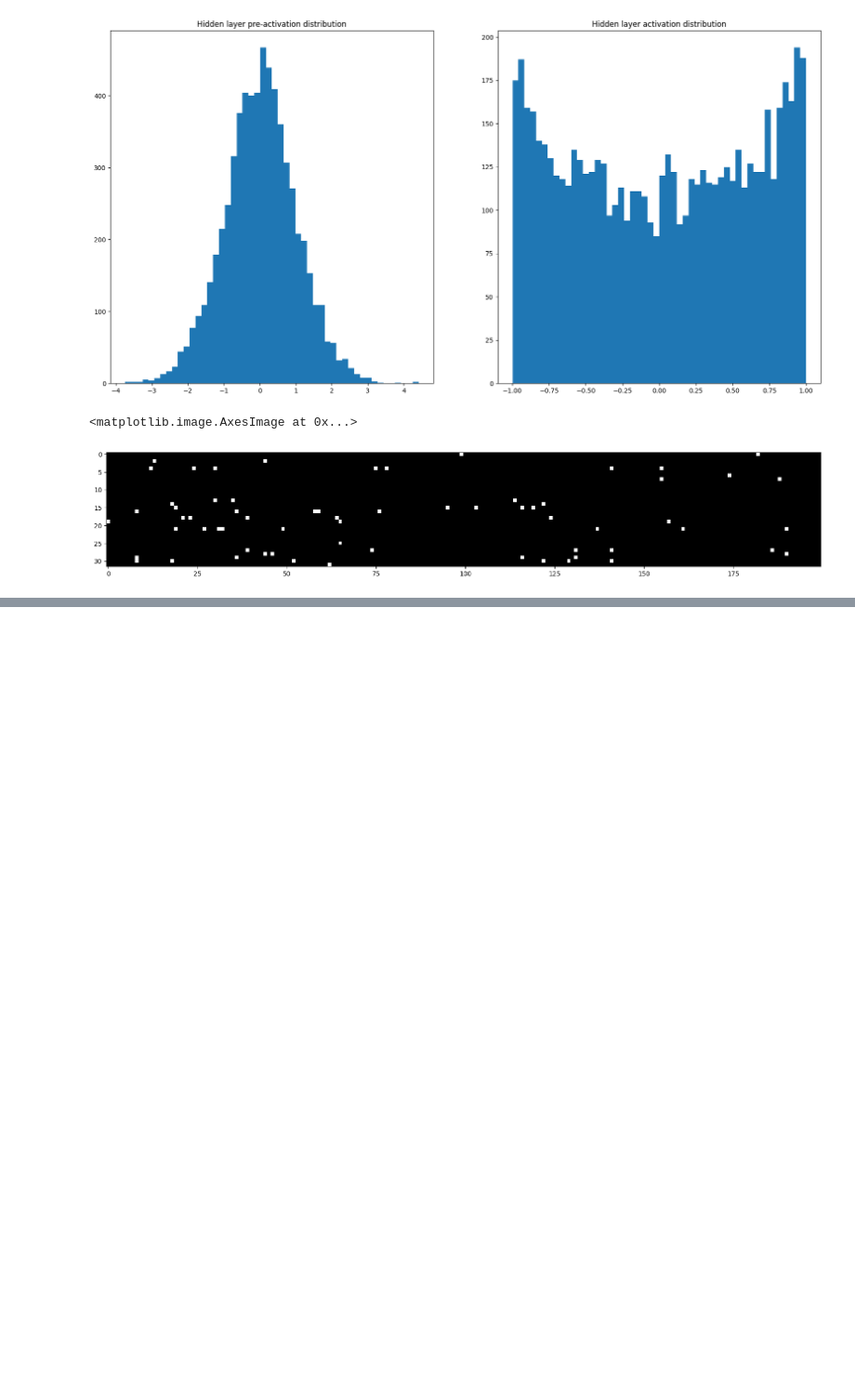
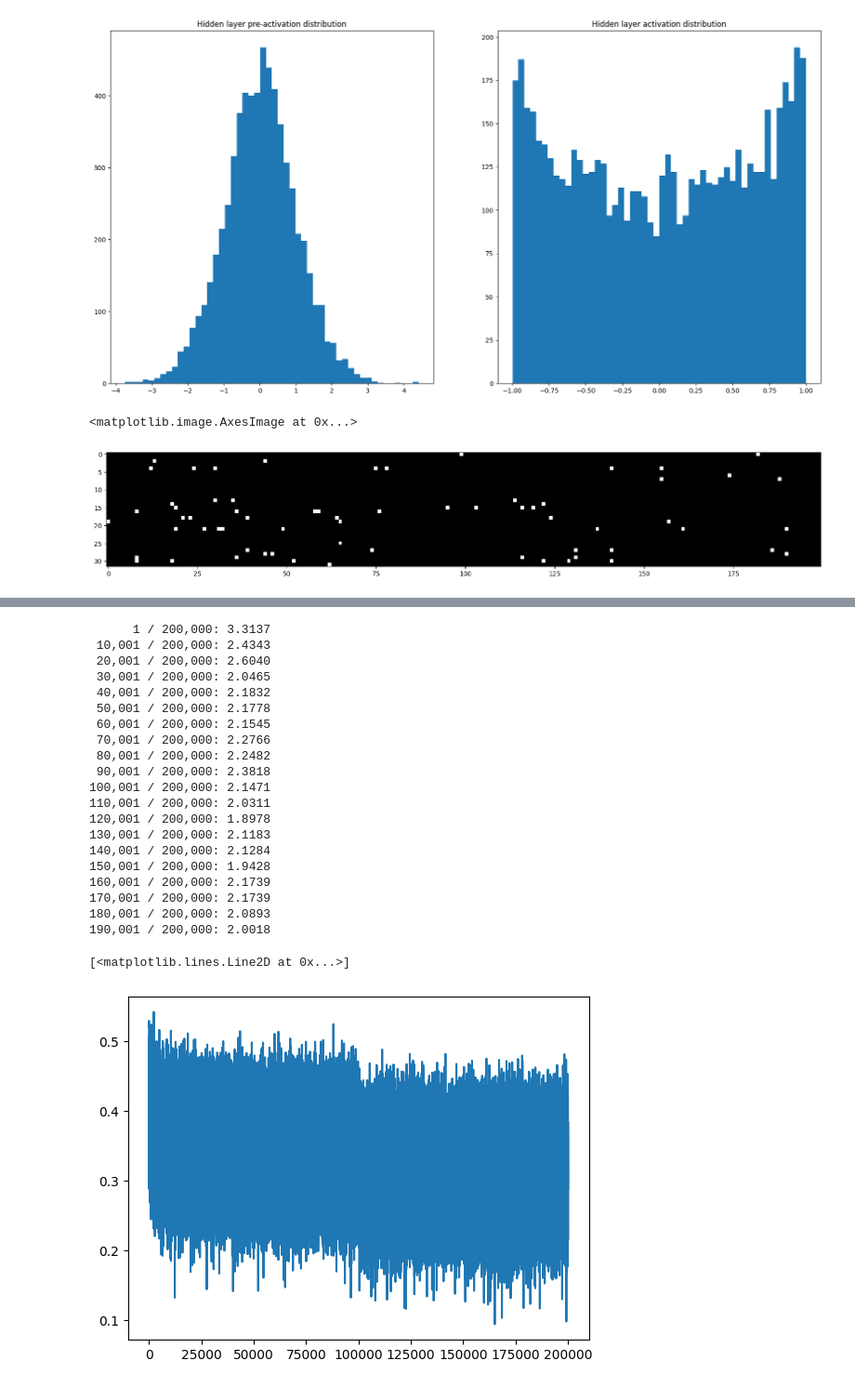
Before and after one commit to jeyabbalas/makemore, a Jupyter notebook: mlp2.ipynb, the cells around one changed output, grey strips where cells are left out. Shown at 93% size. Drawn from its saved outputs; the diff is of its cells as text; code cells hidden in the pictures; blank space fills up the shorter version.

```diff
--- a/mlp2.ipynb
+++ b/mlp2.ipynb
@@ -405,0 +472,64 @@ plt.imshow(h_init.abs() > 0.99, cmap='gray', interpolation='nearest')
+# %%
+max_steps = 200_000
+batch_size = 32
+
+loss_train_i = []
+h_pre_active_init = None
+h_init = None
+
+for i in range(max_steps):
+    # Minibatch
+    idx_batch = torch.randint(0, len(X_train), (batch_size,))
+    X, Y = X_train[idx_batch], Y_train[idx_batch]
+
+    # Forward pass
+    embed = C[X]  # embed characters into vectors (num_examples, block_size, embed_dim)
+    embed_concat = embed.view(len(embed), -1)  # concatenate the vectors (num_examples, block_size * embed_dim)
+    h_pre_active = embed_concat @ W1 + b1  # hidden layer pre-activation (num_examples, hidden_units)
+    h = torch.tanh(h_pre_active)  # hidden layer activation (num_examples, hidden_units)
+    logits = h @ W2 + b2  # output layer (num_examples, len(vocab))
+    loss = F.cross_entropy(logits, Y)  # cross-entropy loss
+
+    # Backward pass
+    for p in parameters:
+        p.grad = None
+    loss.backward()
+
+    # Gradient update
+    learning_rate = 10**-0.5 if i < 100_000 else 10**-1.5  # learning rate decay schedule
+    for p in parameters:
+        p.data -= learning_rate * p.grad
+
+    # Track performance
+    if i % 10_000 == 0:
+        if i == 0:
+            h_pre_active_init = h_pre_active.detach().clone()
+            h_init = h.detach().clone()
+        print(f"{i+1:7,d} / {max_steps:7,d}: {loss.item():.4f}")
+    loss_train_i.append(loss.log10().item())
+
+# Plot convergence
+plt.plot(loss_train_i)
+# %% [output]
+      1 / 200,000: 3.3137
+ 10,001 / 200,000: 2.4343
+ 20,001 / 200,000: 2.6040
+ 30,001 / 200,000: 2.0465
+ 40,001 / 200,000: 2.1832
+ 50,001 / 200,000: 2.1778
+ 60,001 / 200,000: 2.1545
+ 70,001 / 200,000: 2.2766
+ 80,001 / 200,000: 2.2482
+ 90,001 / 200,000: 2.3818
+100,001 / 200,000: 2.1471
+110,001 / 200,000: 2.0311
+120,001 / 200,000: 1.8978
+130,001 / 200,000: 2.1183
+140,001 / 200,000: 2.1284
+150,001 / 200,000: 1.9428
+160,001 / 200,000: 2.1739
+170,001 / 200,000: 2.1739
+180,001 / 200,000: 2.0893
+190,001 / 200,000: 2.0018
+[<matplotlib.lines.Line2D at 0x...>]
+[figure, added]
```
Also changed, not shown: parts of 4 cells of this notebook.
